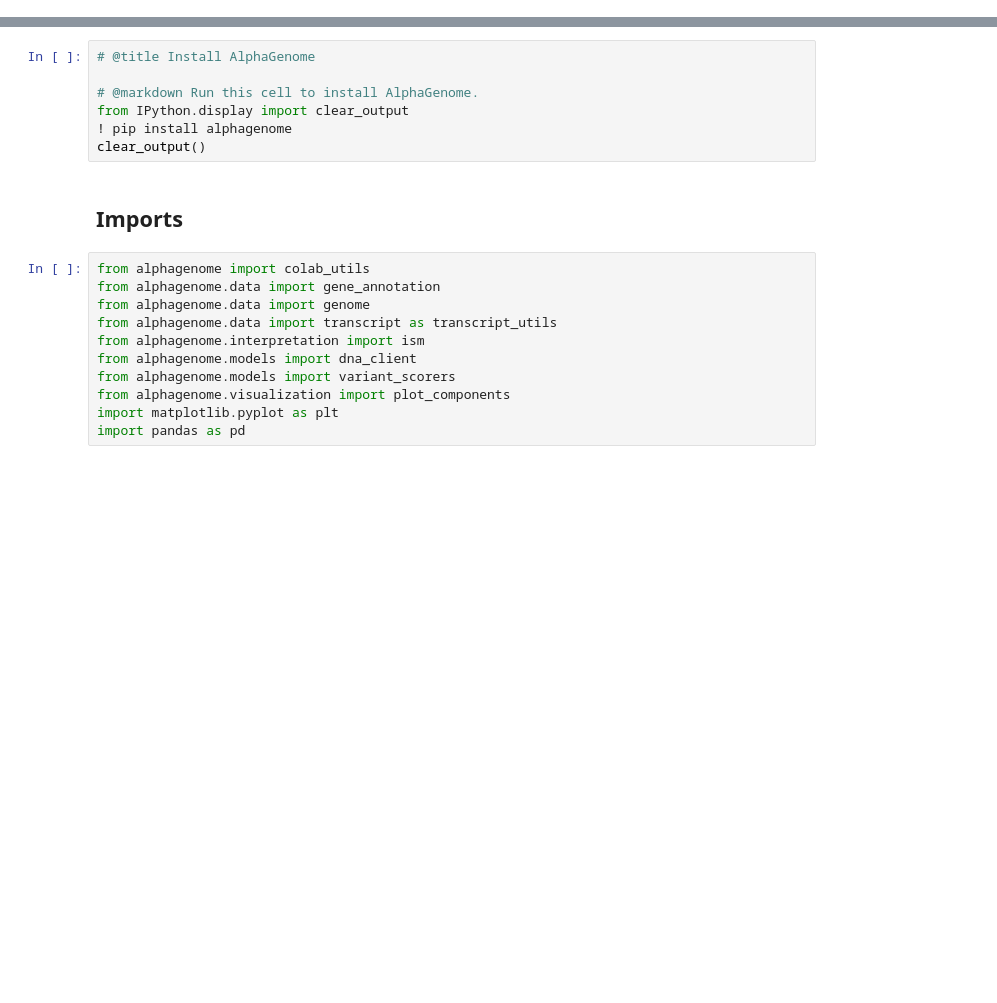
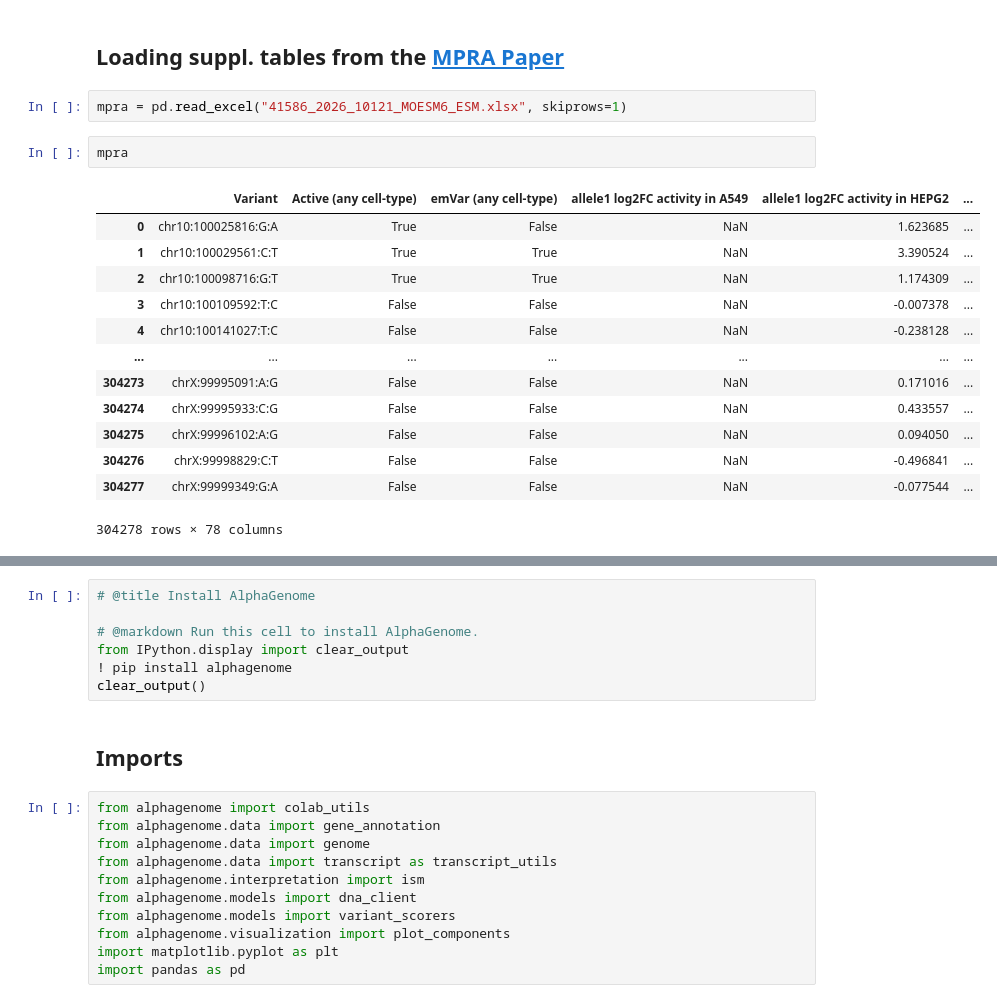
Before and after one commit to Anubhooti164/alpha-genome-experiments, a Jupyter notebook: colabs/alpha-genome.ipynb, the cells around one changed output, grey strips where cells are left out. Drawn from its saved outputs; the diff is of its cells as text; blank space fills up the shorter version.

```diff
--- a/colabs/alpha-genome.ipynb
+++ b/colabs/alpha-genome.ipynb
@@ -13,0 +17,20 @@ Clear all the cells before pushing/saving this notebook to GitHub. This ensures
+# %% [markdown]
+## Loading suppl. tables from the [MPRA Paper](https://https://www.nature.com/articles/s41586-026-10121-6)
+# %%
+mpra = pd.read_excel("41586_2026_10121_MOESM6_ESM.xlsx", skiprows=1)
+# %%
+mpra
+# %% [output]
+|  | Variant | Active (any cell-type) | emVar (any cell-type) | allele1 log2FC activity in A549 | allele1 log2FC activity in HEPG2 | ... |
+| 0 | chr10:100025816:G:A | True | False | NaN | 1.623685 | ... |
+| 1 | chr10:100029561:C:T | True | True | NaN | 3.390524 | ... |
+| 2 | chr10:100098716:G:T | True | True | NaN | 1.174309 | ... |
+| 3 | chr10:100109592:T:C | False | False | NaN | -0.007378 | ... |
+| 4 | chr10:100141027:T:C | False | False | NaN | -0.238128 | ... |
+| ... | ... | ... | ... | ... | ... | ... |
+| 304273 | chrX:99995091:A:G | False | False | NaN | 0.171016 | ... |
+| 304274 | chrX:99995933:C:G | False | False | NaN | 0.433557 | ... |
+| 304275 | chrX:99996102:A:G | False | False | NaN | 0.094050 | ... |
+| 304276 | chrX:99998829:C:T | False | False | NaN | -0.496841 | ... |
+| 304277 | chrX:99999349:G:A | False | False | NaN | -0.077544 | ... |
+304278 rows × 78 columns
```
Also changed, not shown: parts of 40 cells of this notebook.
